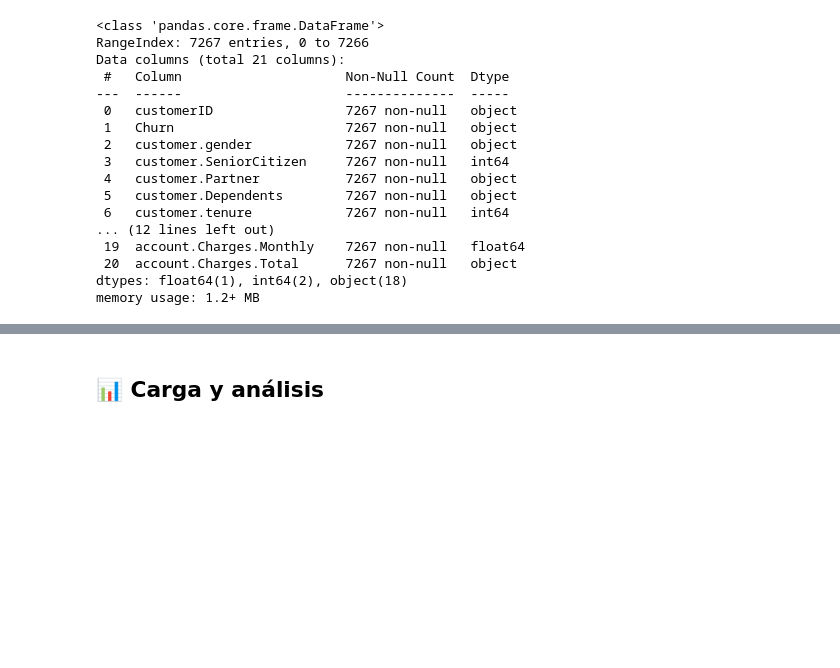
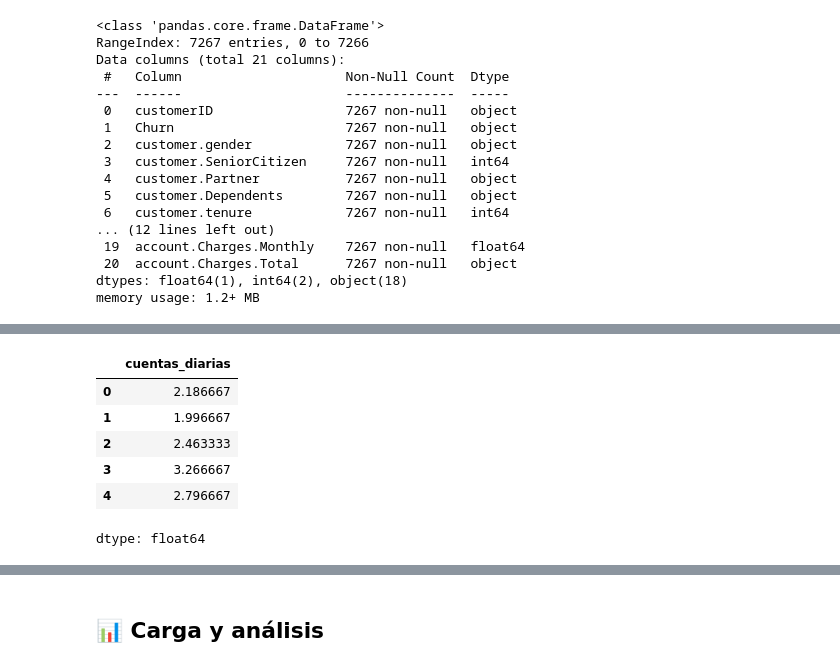
Before and after one commit to WLozanoH/TelecomX-Data-Science-AL, a Jupyter notebook: TelecomX.ipynb, the cells around one changed output, grey strips where cells are left out. Saved outputs shown, nothing was run; the diff lists cells and outputs as text; code cells hidden in the pictures; blank space fills up the shorter version.

```diff
--- a/TelecomX.ipynb
+++ b/TelecomX.ipynb
@@ -81,0 +243,16 @@ memory usage: 1.2+ MB
+# %%
+ # 1. Copiar el DataFrame original
+ df_impute = df.copy(deep=True)
+
+# 2. Reshape de la columna a 2D antes de imputar
+mice_imputer = IterativeImputer()
+
+# .values.reshape(-1, 1) convierte la serie en una matriz columna
+col_imputed = mice_imputer.fit_transform(df_impute[['account.charges.total']])
+
+# 3. Reasignar la columna imputada al DataFrame
+df_impute['account.charges.total'] = col_imputed
+
+#Verificar que no haya valores nulos
+nulos = df_impute['account.charges.total'].isnull().sum()
+print(f"Total de nulos: {nulos}")
@@ -81,0 +274,11 @@ memory usage: 1.2+ MB
+# %%
+df['cuentas_diarias'] = df['account.charges.monthly'] / 30
+df['cuentas_diarias'].head()
+# %% [output]
+|  | cuentas_diarias |
+| 0 | 2.186667 |
+| 1 | 1.996667 |
+| 2 | 2.463333 |
+| 3 | 3.266667 |
+| 4 | 2.796667 |
+dtype: float64
```
Also changed, not shown: parts of 39 cells of this notebook.
